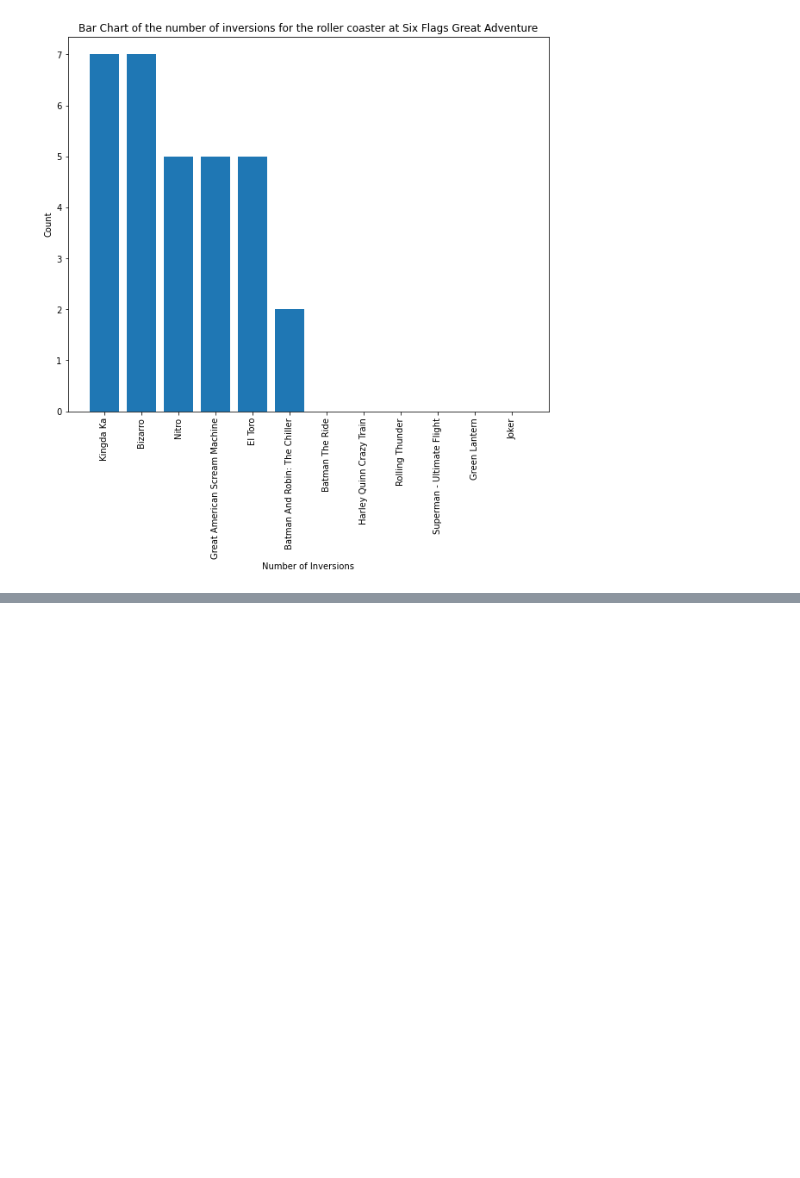
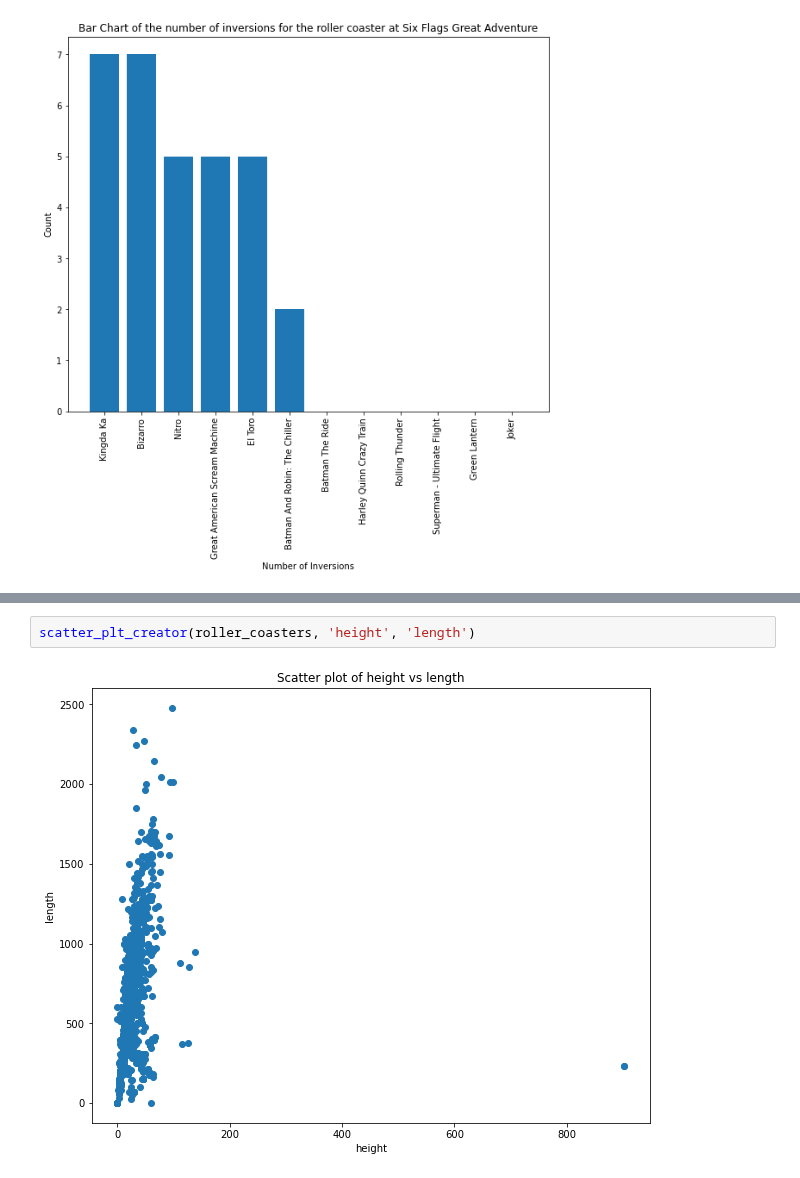
Before and after one commit to joeelorm/Data_Science, a Jupyter notebook: Data Visualization/Data Visualisation_3.ipynb, the cells around one changed output, grey strips where cells are left out. Drawn from its saved outputs; the diff is of its cells as text; blank space fills up the shorter version.

```diff
--- a/Data Visualization/Data Visualisation_3.ipynb
+++ b/Data Visualization/Data Visualisation_3.ipynb
@@ -280,0 +307,4 @@ roller_coasters[roller_coasters['park'] == 'Bobbejaanland']
+# %%
+scatter_plt_creator(roller_coasters, 'height', 'length')
+# %% [output]
+[figure, added]
```
Also changed, not shown: parts of 5 cells of this notebook.
